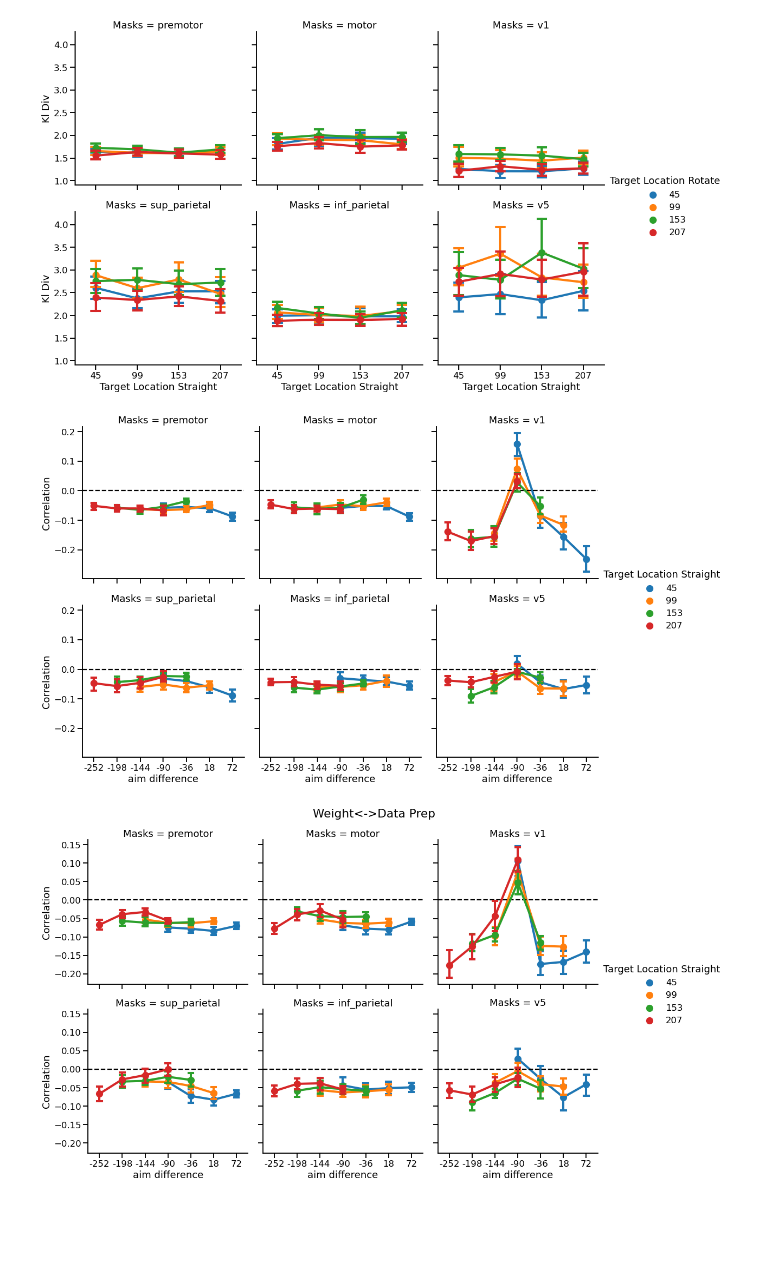
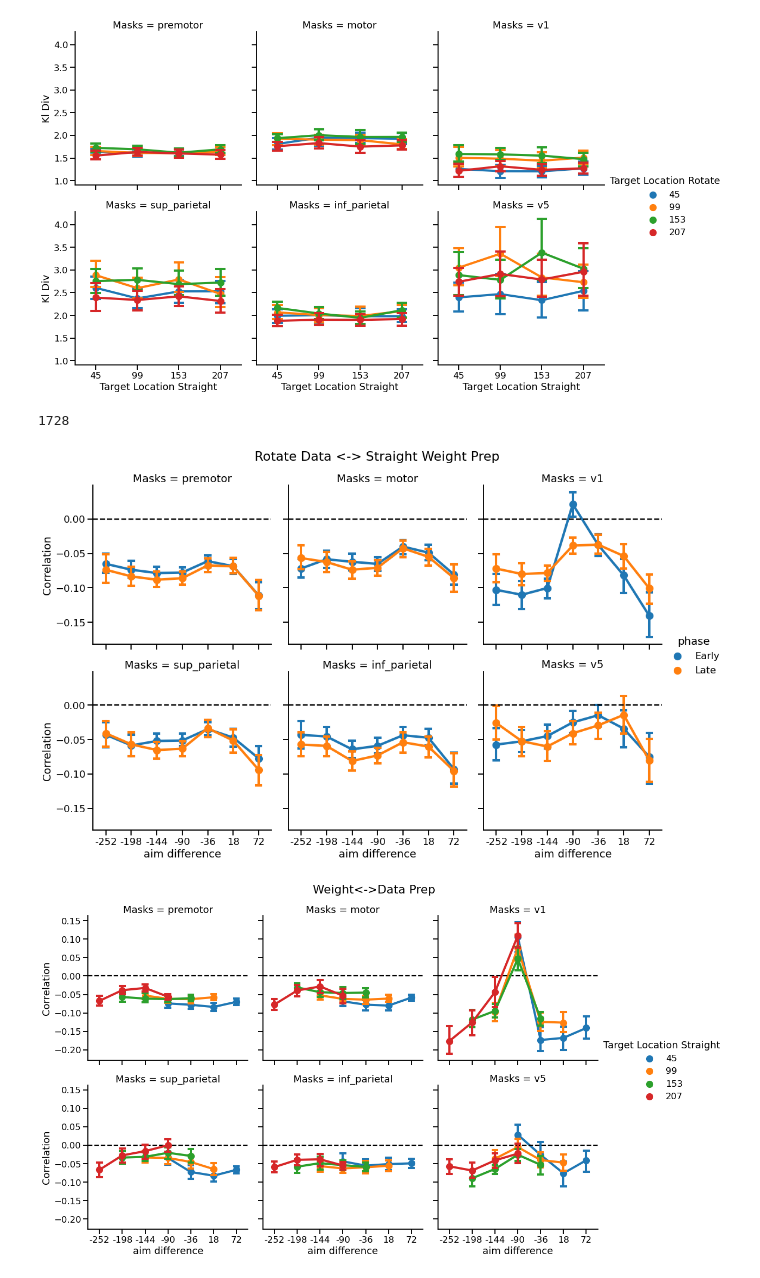
Before and after one commit to tejas-savalia/fmri_project, a Jupyter notebook: across_subjects_mvpa.ipynb, the cells around one changed output. Drawn from its saved outputs; the diff is of its cells as text; code cells hidden in the pictures; blank space fills up the shorter version.

Commit message:
Updating plots for split half prep time

```diff
--- a/across_subjects_mvpa.ipynb
+++ b/across_subjects_mvpa.ipynb
@@ -90,20 +90,31 @@ sns.catplot(x = 'Target Location Straight', y = 'Kl Div', hue = 'Target Location
 <seaborn.axisgrid.FacetGrid at 0x...>
 [figure]
 # %%
-weight_data_corr_svm = pd.read_csv('weight_data_corr_svm.csv').drop('Unnamed: 0', axis = 1)
+weight_weight_late = pd.read_csv('str_weight_rot_data_corr_svm_late_prep.csv').drop('Unnamed: 0', axis = 1)
+weight_weight_init = pd.read_csv('str_weight_rot_data_corr_svm_init_prep.csv').drop('Unnamed: 0', axis = 1)
+
+len(weight_weight_init)
+# %% [output]
+1728
+# %%
+weight_weight = pd.concat([weight_weight_init, weight_weight_late]).reset_index().drop('index', axis =1)
+weight_weight['phase'] = np.repeat(['Early', 'Late'], len(weight_weight_init))
 # %%
-weight_data_corr_svm['aim direction'] = weight_data_corr_svm['Target Location Rotate'] - 90
-weight_data_corr_svm['aim difference'] = weight_data_corr_svm['aim direction'] - weight_data_corr_svm['Target Location Straight']
+weight_weight['aim direction'] = weight_weight['Target Location Rotate'] - 90
+weight_weight['aim difference'] = weight_weight['aim direction'] - weight_weight['Target Location Straight']
 # %%
 sns.set_context('talk')
-g = sns.catplot(x = 'aim difference', y = 'Correlation', hue = 'Target Location Straight', col = 'Masks',
-            data = weight_data_corr_svm,
+g = sns.catplot(x = 'aim difference', y = 'Correlation',  col = 'Masks', hue = 'phase',
+            data = weight_weight,
             kind = 'point', capsize = 0.2, col_wrap=3
            )
 for col in range(6):
     g.axes[col].axhline(0, ls = '--', color = 'black')
+
+g.fig.suptitle('Rotate Data <-> Straight Weight Prep')
+g.fig.subplots_adjust(top=.9)
 # %% [output]
-[figure, old version]
+[figure, new version]
 # %%
 weight_weight_corr_svm = pd.read_csv('weight_data_rot_corr_svm_prep.csv').drop('Unnamed: 0', axis = 1)
 # %%
```
